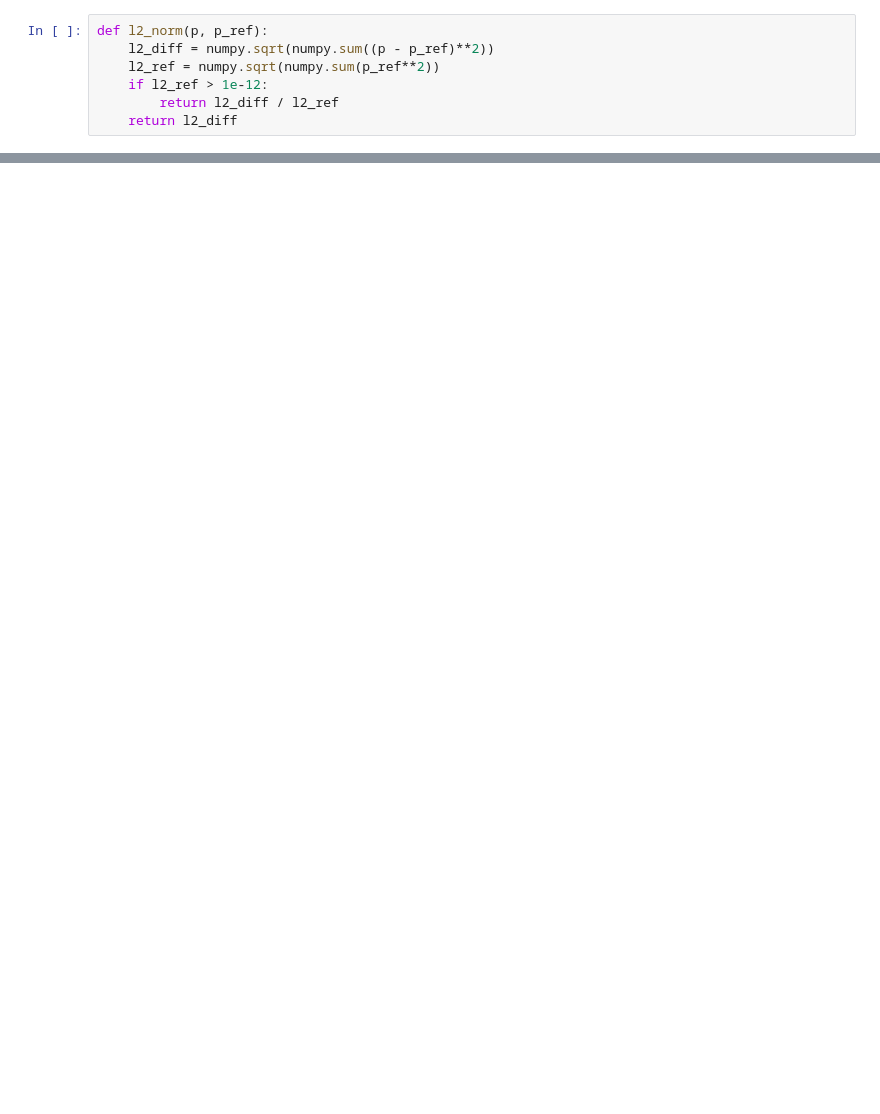
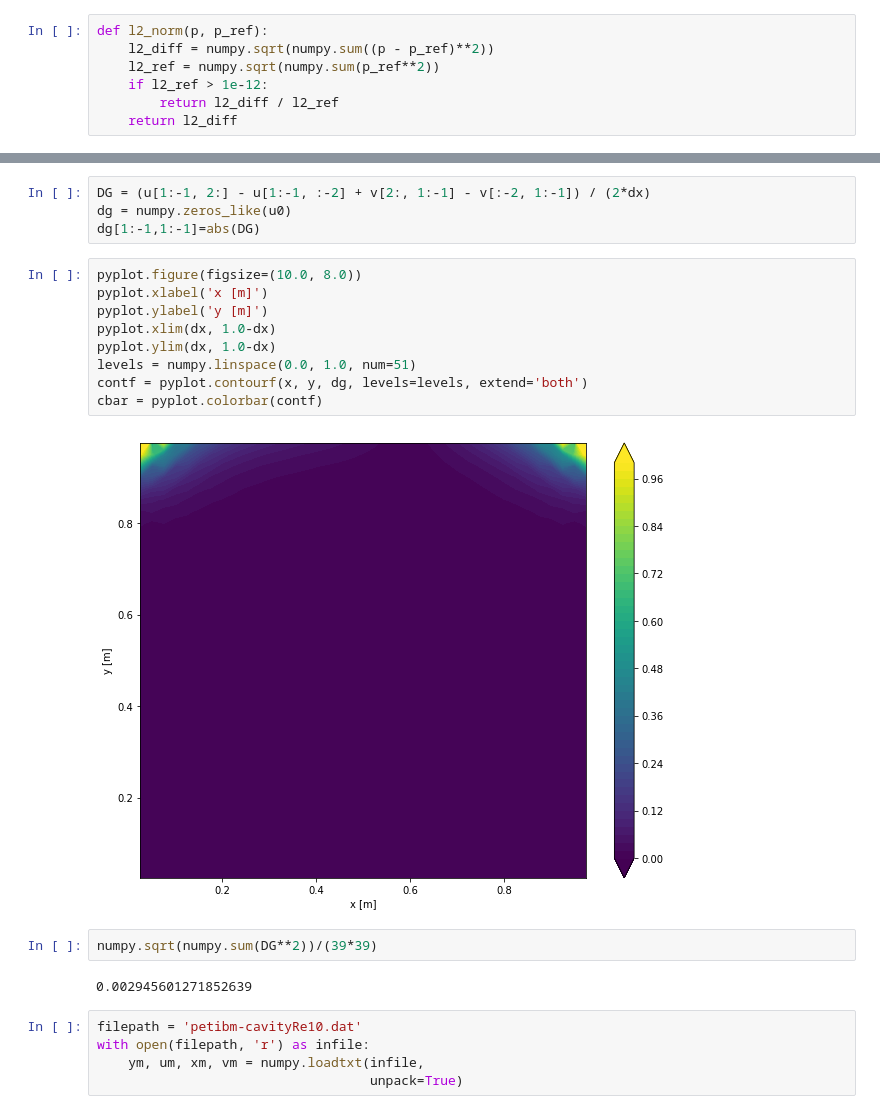
Before and after one commit to tianjiaozhang678/MAE6286, a Jupyter notebook: Cavity_flow.ipynb, the cells around one changed output, grey strips where cells are left out. Saved outputs shown, nothing was run; the diff lists cells and outputs as text; blank space fills up the shorter version.

```diff
--- a/Cavity_flow.ipynb
+++ b/Cavity_flow.ipynb
@@ -131,0 +119,24 @@ pyplot.contourf(p, levels=levels)
+# %%
+DG = (u[1:-1, 2:] - u[1:-1, :-2] + v[2:, 1:-1] - v[:-2, 1:-1]) / (2*dx)
+dg = numpy.zeros_like(u0)
+dg[1:-1,1:-1]=abs(DG)
+# %%
+pyplot.figure(figsize=(10.0, 8.0))
+pyplot.xlabel('x [m]')
+pyplot.ylabel('y [m]')
+pyplot.xlim(dx, 1.0-dx)
+pyplot.ylim(dx, 1.0-dx)
+levels = numpy.linspace(0.0, 1.0, num=51)
+contf = pyplot.contourf(x, y, dg, levels=levels, extend='both')
+cbar = pyplot.colorbar(contf)
+# %% [output]
+[figure, added]
+# %%
+numpy.sqrt(numpy.sum(DG**2))/(39*39)
+# %% [output]
+0.002945601271852639
+# %%
+filepath = 'petibm-cavityRe10.dat'
+with open(filepath, 'r') as infile:
+    ym, um, xm, vm = numpy.loadtxt(infile,
+                                   unpack=True)
```
Also changed, not shown: parts of 12 cells of this notebook.
